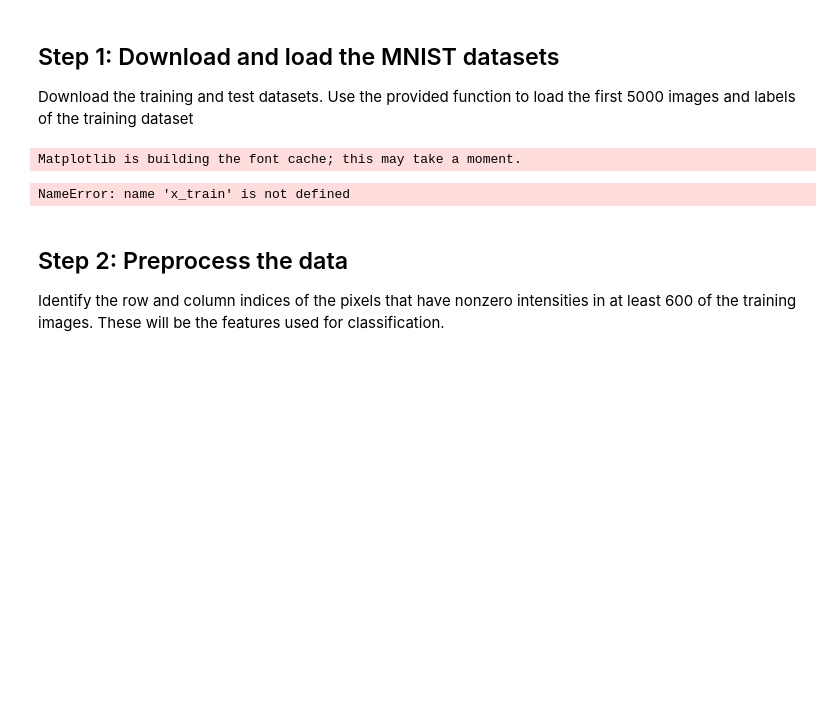
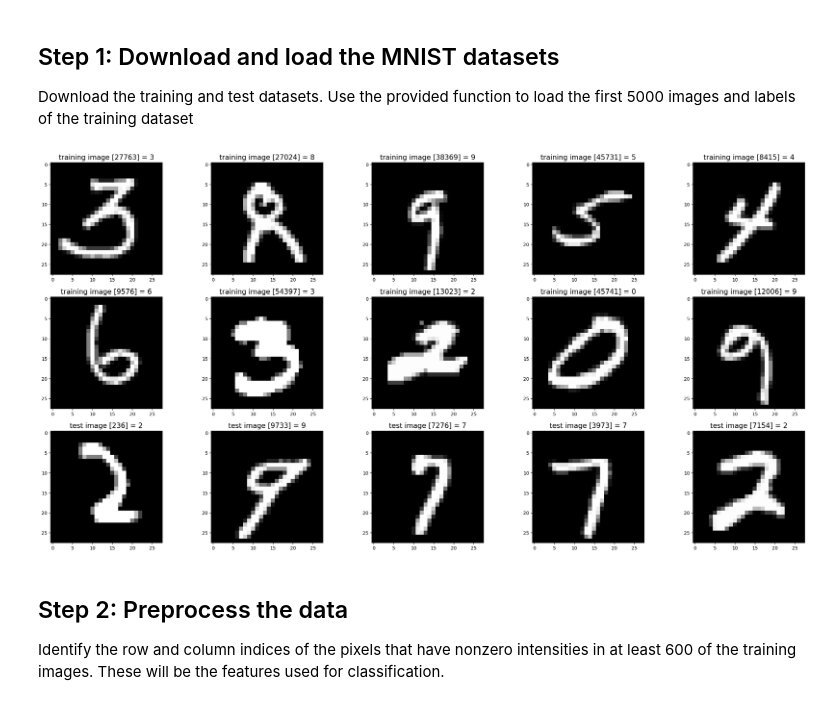
Before and after one commit to le0ka/2180proj2, a Jupyter notebook: Proj2template.ipynb, the cells around one changed output. Cells and saved outputs as stored; diff of their text form; code cells hidden in the pictures; blank space fills up the shorter version.

Commit message:
display training data images

```diff
--- a/Proj2template.ipynb
+++ b/Proj2template.ipynb
@@ -74,35 +74,42 @@ def show_images(images, title_texts):
         title_text = x[1]
         plt.subplot(rows, cols, index)
         plt.imshow(image, cmap=plt.cm.gray)
         if (title_text != ''):
             plt.title(title_text, fontsize = 15);
         index += 1
 
 # Load MINST dataset
 
 # Implement your code to load: training_images_filepath, training_labels_filepath, test_images_filepath, test_labels_filepath
 # mnist_dataloader =
 # (x_train, y_train), (x_test, y_test) =
 
 
 # Show some random training and test images
 
+#id maybe this is right
+mnist_dataloader = MnistDataloader(
+    training_images_filepath, training_labels_filepath,
+    test_images_filepath, test_labels_filepath
+)
+
+(x_train, y_train), (x_test, y_test) = mnist_dataloader.load_data()
+
 images_2_show = []
 titles_2_show = []
 for i in range(0, 10):
     r = random.randint(1, 60000)
     images_2_show.append(x_train[r])
     titles_2_show.append('training image [' + str(r) + '] = ' + str(y_train[r]))
 
 for i in range(0, 5):
     r = random.randint(1, 10000)
     images_2_show.append(x_test[r])
     titles_2_show.append('test image [' + str(r) + '] = ' + str(y_test[r]))
 
 show_images(images_2_show, titles_2_show)
 # %% [output]
-Matplotlib is building the font cache; this may take a moment.
-NameError: name 'x_train' is not defined
+[figure, added]
 # %% [markdown]
 ## Step 2: Preprocess the data
 
```
